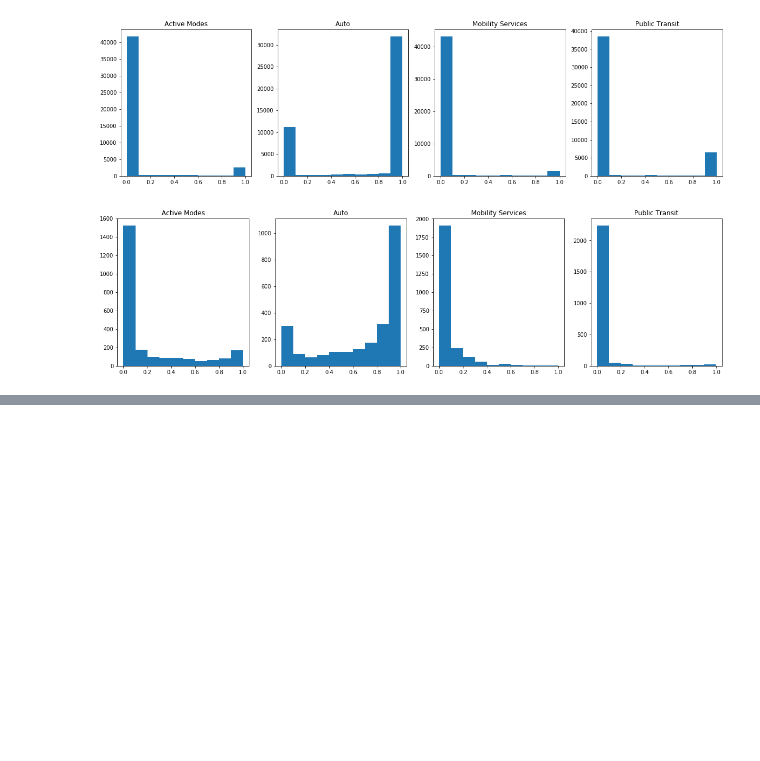
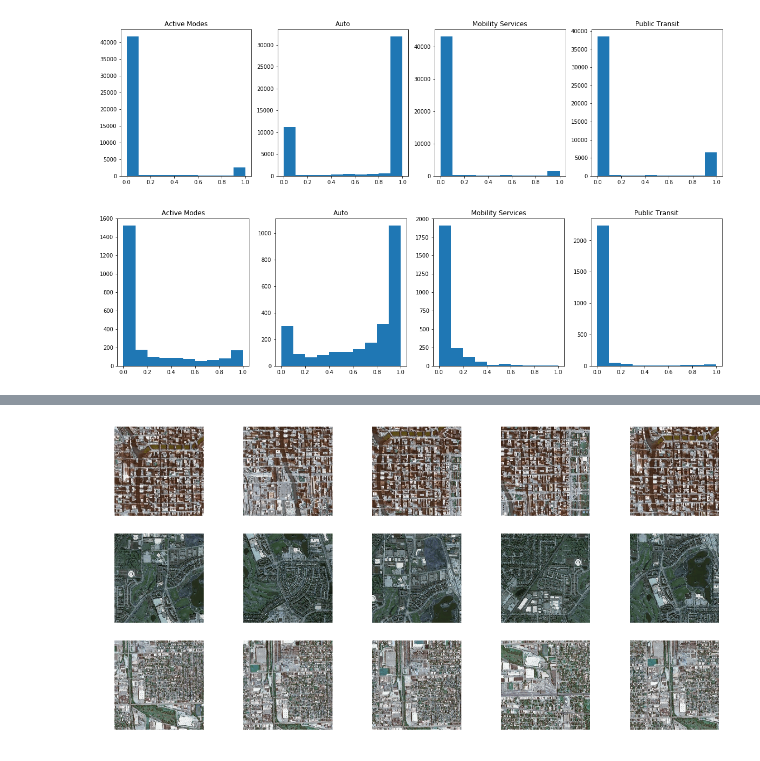
Before and after one commit to sunnyqywang/demand_image, a Jupyter notebook: 1_descriptive.ipynb, the cells around one changed output, grey strips where cells are left out. Drawn from its saved outputs; the diff is of its cells as text; code cells hidden in the pictures; blank space fills up the shorter version.

```diff
--- a/1_descriptive.ipynb
+++ b/1_descriptive.ipynb
@@ -35,0 +45,21 @@ ax[3].set_title("Public Transit");
+# %%
+dt = "17_31_839100"
+# north = "17_31_221600"
+north = "17_31_802300"
+south = "17_31_842100"
+# south = "17_31_230600"
+
+demo = pd.DataFrame(demo_np[np.array([demo_cs.index(dt),demo_cs.index(north),demo_cs.index(south)]), :],
+             columns=['tot_population','pct25_34yrs','pct35_50yrs','pctover65yrs',
+         'pctwhite_alone','pct_nonwhite','pctblack_alone',
+         'pct_col_grad','avg_tt_to_work','inc_per_capita'], index=[dt, north, south])
+
+file = "origin_trip_behavior.csv"
+trip = load_aggregate_travel_behavior(file)
+trip = trip[trip['geoid'].isin([dt,north,south])][['geoid','active','auto','mas','pt','trpgen','area']].set_index('geoid')
+
+df = pd.merge(demo, trip, left_index=True, right_index=True)
+df['trip_rate'] = df['trpgen']/df['area']
+df['pop_density'] = df['tot_population']/df['area']
+
+print(df)
@@ -35,0 +88,22 @@ ax[3].set_title("Public Transit");
+# %%
+images1 = glob.glob(image_dir+"zoom15/"+dt+"_*.png")
+images2 = glob.glob(image_dir+"zoom15/"+north+"_*.png")
+images3 = glob.glob(image_dir+"zoom15/"+south+"_*.png")
+
+num_per_row = 5
+fig, ax = plt.subplots(3,num_per_row,figsize=(num_per_row*4, num_per_row*2))
+for i1, i2, i3, i in zip(images1, images2, images3, np.arange(num_per_row)):
+    im = cv2.imread(i1)
+    ax[0,i].imshow(util_image.center_crop(im, (400,400)))
+    im = cv2.imread(i2)
+    ax[1,i].imshow(util_image.center_crop(im, (400,400)))
+    im = cv2.imread(i3)
+    ax[2,i].imshow(util_image.center_crop(im, (400,400)))
+
+    ax[0,i].axis('off')
+    ax[1,i].axis('off')
+    ax[2,i].axis('off')
+
+plt.show()
+# %% [output]
+[figure, added]
```
Also changed, not shown: parts of 4 cells of this notebook, 15 other files.
